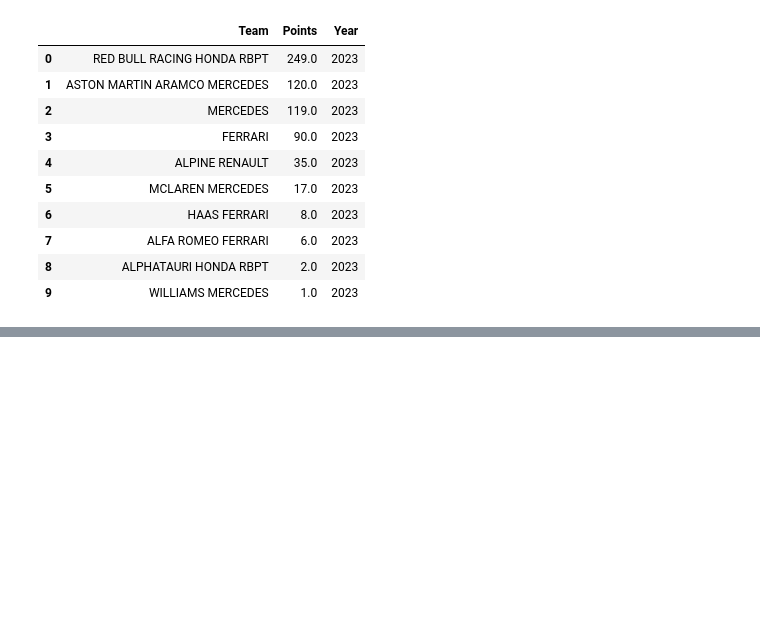
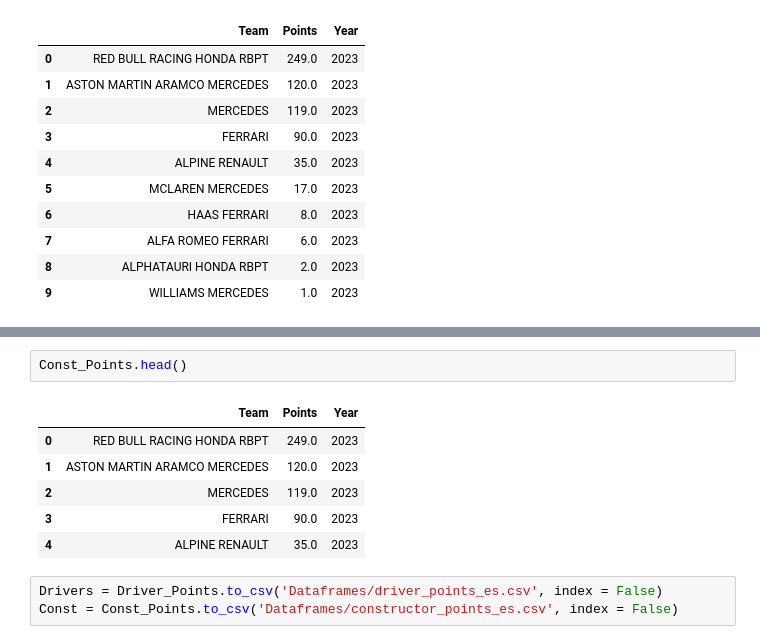
Before and after one commit to JuanGouveia/Final-Project, a Jupyter notebook: Points_record.ipynb, the cells around one changed output, grey strips where cells are left out. Saved outputs shown, nothing was run; the diff lists cells and outputs as text; blank space fills up the shorter version.

```diff
--- a/Points_record.ipynb
+++ b/Points_record.ipynb
@@ -2617,0 +2654,12 @@ df23_y
+# %%
+Const_Points.head()
+# %% [output]
+|  | Team | Points | Year |
+| 0 | RED BULL RACING HONDA RBPT | 249.0 | 2023 |
+| 1 | ASTON MARTIN ARAMCO MERCEDES | 120.0 | 2023 |
+| 2 | MERCEDES | 119.0 | 2023 |
+| 3 | FERRARI | 90.0 | 2023 |
+| 4 | ALPINE RENAULT | 35.0 | 2023 |
+# %%
+Drivers = Driver_Points.to_csv('Dataframes/driver_points_es.csv', index = False)
+Const = Const_Points.to_csv('Dataframes/constructor_points_es.csv', index = False)
```
Also changed, not shown: parts of 4 cells of this notebook, 18 other files.
